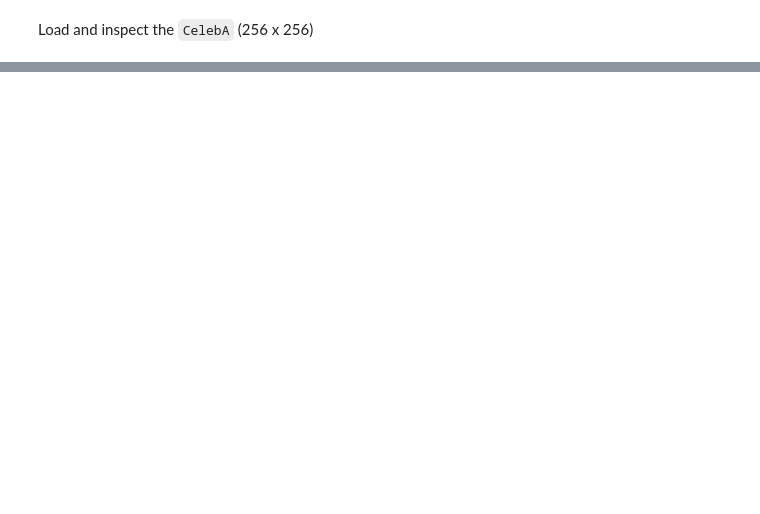
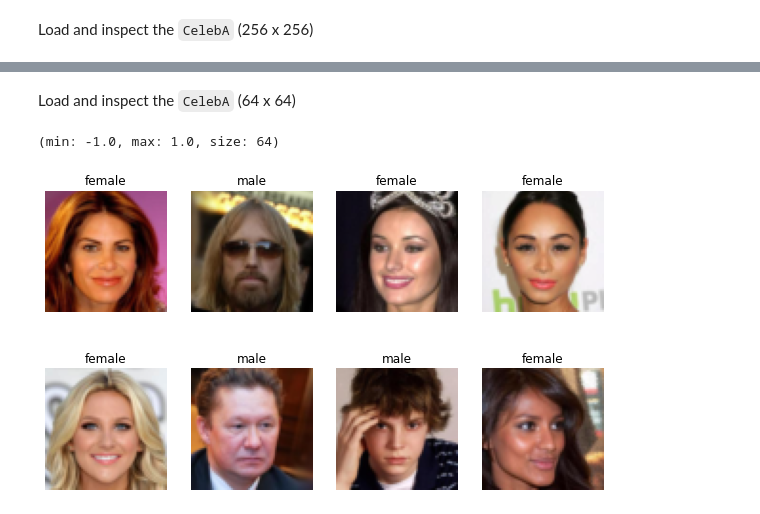
Before and after one commit to simonamtoft/downsampled-diffusion, a Jupyter notebook: notebooks/Explore Datasets.ipynb, the cells around one changed output, grey strips where cells are left out. Cells and saved outputs as stored; diff of their text form; code cells hidden in the pictures; blank space fills up the shorter version.

Commit message:
add celeba 64

```diff
--- a/notebooks/Explore Datasets.ipynb
+++ b/notebooks/Explore Datasets.ipynb
@@ -109,0 +111,14 @@ display_image_batch(loader, label_map)
+# %% [markdown]
+Load and inspect the `CelebA` (64 x 64)
+# %%
+# adapt config to celeba_hq
+config['dataset'] = 'celeba_hq'
+config['image_size'] = 64
+
+# Get DataLoader and visualize batch
+loader, _ = get_dataloader(config, device, True, DATA_ROOT)
+label_map = get_label_map(config['dataset'])
+display_image_batch(loader, label_map)
+# %% [output]
+(min: -1.0, max: 1.0, size: 64)
+[figure, added]
```
Also changed, not shown: parts of 6 cells of this notebook, 1 other file.
